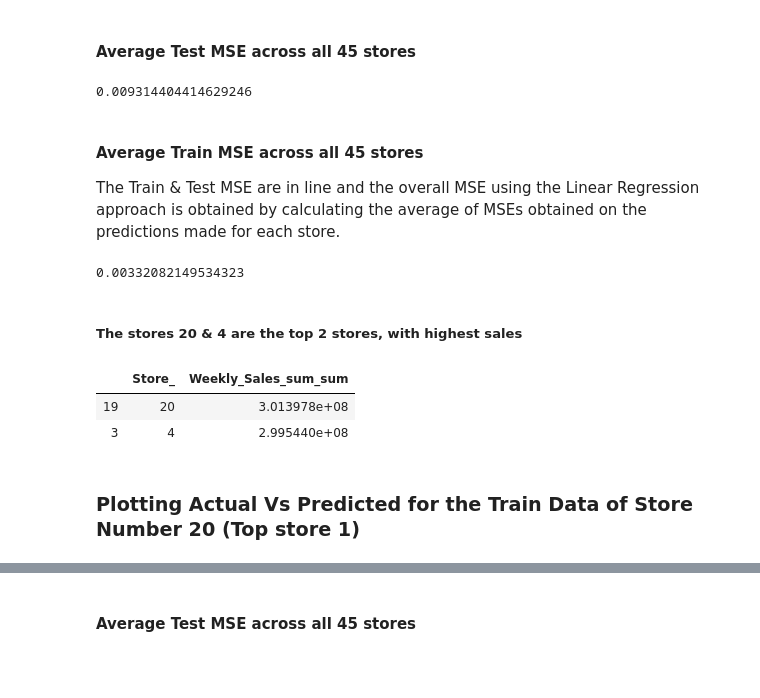
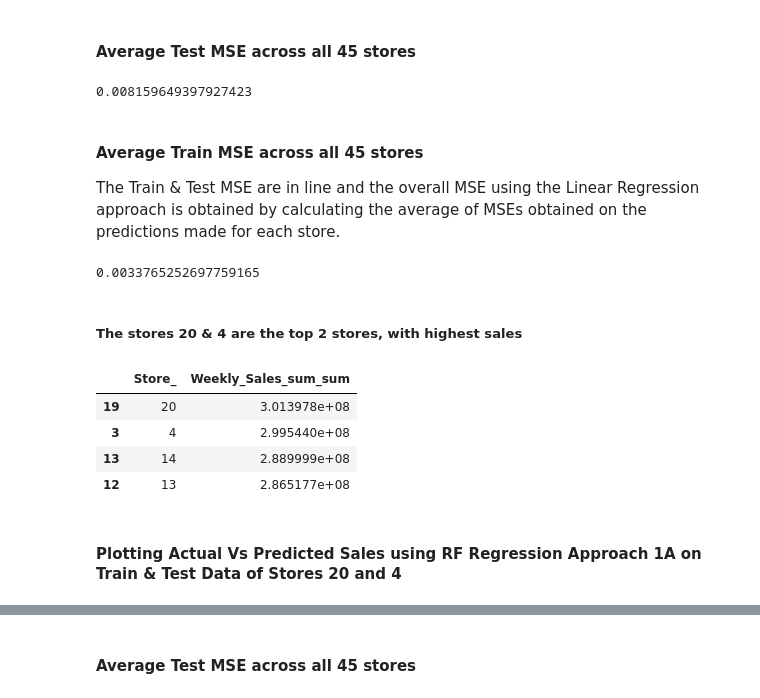
Before and after one commit to bhavish2207/RETAIL-SALES-FORECASTING-using-Recurrent-Neural-Networks, a Jupyter notebook: RandomForest Regression_Store_Lvl_Forecast.ipynb, the cells around one changed output, grey strips where cells are left out. Drawn from its saved outputs; the diff is of its cells as text; code cells hidden in the pictures; blank space fills up the shorter version.

```diff
--- a/RandomForest Regression_Store_Lvl_Forecast.ipynb
+++ b/RandomForest Regression_Store_Lvl_Forecast.ipynb
@@ -13,7 +13,7 @@ warnings.filterwarnings('ignore')
 # %% [markdown]
 #### Reading Store level data
 # %%
-store_lvl_df = pd.read_csv('D:/Fall Sem 20/CIS 731/RETAIL-SALES-FORECASTING-using-Recurrent-Neural-Networks/Data/sales_forecasting_store_level.csv')
+store_lvl_df = pd.read_csv('Data/sales_forecasting_store_level.csv')
 # %% [markdown]
 #### Here, Weekly_sales_sum is the target variable that captures the weekly sales of every store.
 # %%
@@ -178,24 +178,26 @@ for i in range(1,int(len(stores_dict)/2)+1):
 # %%
 sum(mse_test)/len(mse_test)
 # %% [output]
-0.009314404414629246
+0.008159649397927423
 # %% [markdown]
 #### Average Train MSE across all 45 stores
 The Train & Test MSE are in line and the overall MSE using the Linear Regression approach is obtained by calculating the average of MSEs obtained on the predictions made for each store.
 # %%
 sum(mse_train)/len(mse_train)
 # %% [output]
-0.00332082149534323
+0.0033765252697759165
 # %% [markdown]
 ##### The stores 20 & 4 are the top 2 stores, with highest sales
 # %%
 store_agg_df = store_lvl_df.groupby(['Store'],as_index=False).agg({'Weekly_Sales_sum': ['sum']})
 store_agg_df.columns = ["_".join(x) for x in store_agg_df.columns.ravel()]
 store_agg_df = store_agg_df.sort_values(['Weekly_Sales_sum_sum'], ascending=[False])
-store_agg_df.head(2)
+store_agg_df.head(4)
 # %% [output]
 |  | Store_ | Weekly_Sales_sum_sum |
 | 19 | 20 | 3.013978e+08 |
 | 3 | 4 | 2.995440e+08 |
+| 13 | 14 | 2.889999e+08 |
+| 12 | 13 | 2.865177e+08 |
 # %% [markdown]
-### Plotting Actual Vs Predicted for the Train Data of Store Number 20 (Top store 1)
+#### Plotting Actual Vs Predicted Sales using RF Regression Approach 1A on Train & Test Data of Stores 20 and 4
```
Also changed, not shown: parts of 31 cells of this notebook.
